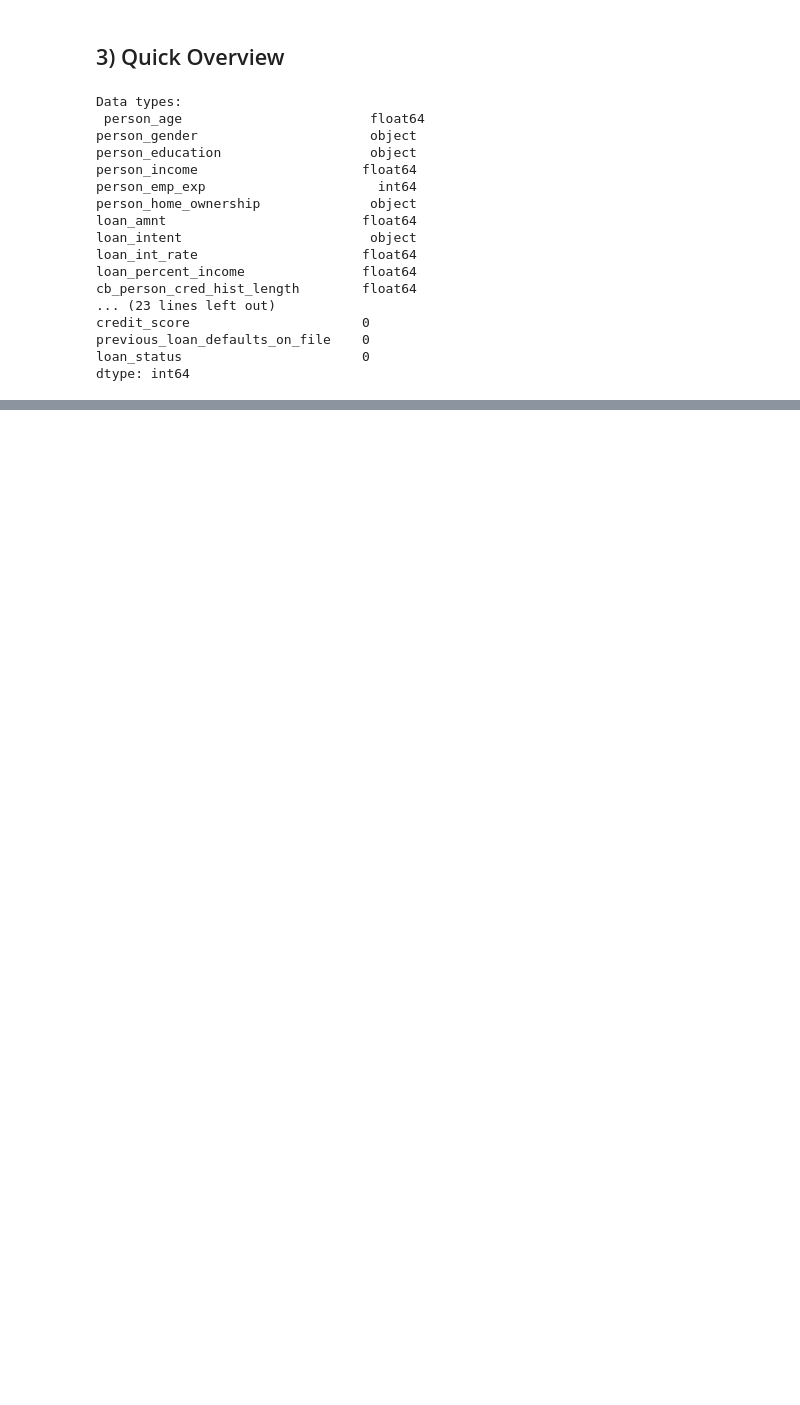
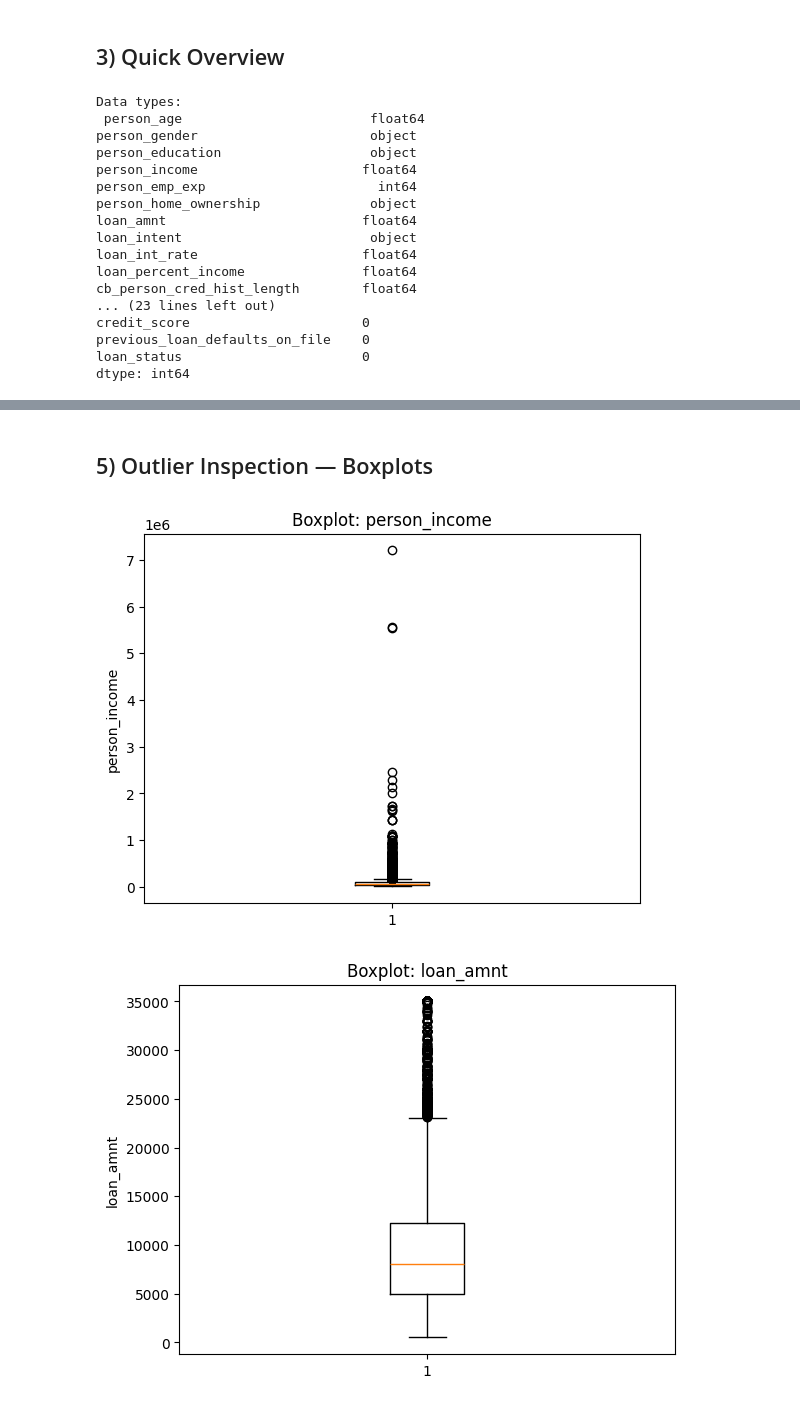
Before and after one commit to allthat-jazz/Loan-approval-prediction, a Jupyter notebook: project.ipynb, the cells around one changed output, grey strips where cells are left out. Saved outputs shown, nothing was run; the diff lists cells and outputs as text; code cells hidden in the pictures; blank space fills up the shorter version.

```diff
--- a/project.ipynb
+++ b/project.ipynb
@@ -64,0 +78,13 @@ dtype: int64
+# %% [markdown]
+## 5) Outlier Inspection — Boxplots
+# %%
+for col in ['person_income','loan_amnt','loan_int_rate','loan_percent_income','credit_score']:
+    if col in df.columns:
+        plt.figure()
+        bp = plt.boxplot(df[col].dropna().values, vert=True, showfliers=True)
+        plt.title(f'Boxplot: {col}')
+        plt.ylabel(col)
+        plt.show()
+# %% [output]
+[figure, added]
+[figure, added]
```
Also changed, not shown: parts of 26 cells of this notebook.
